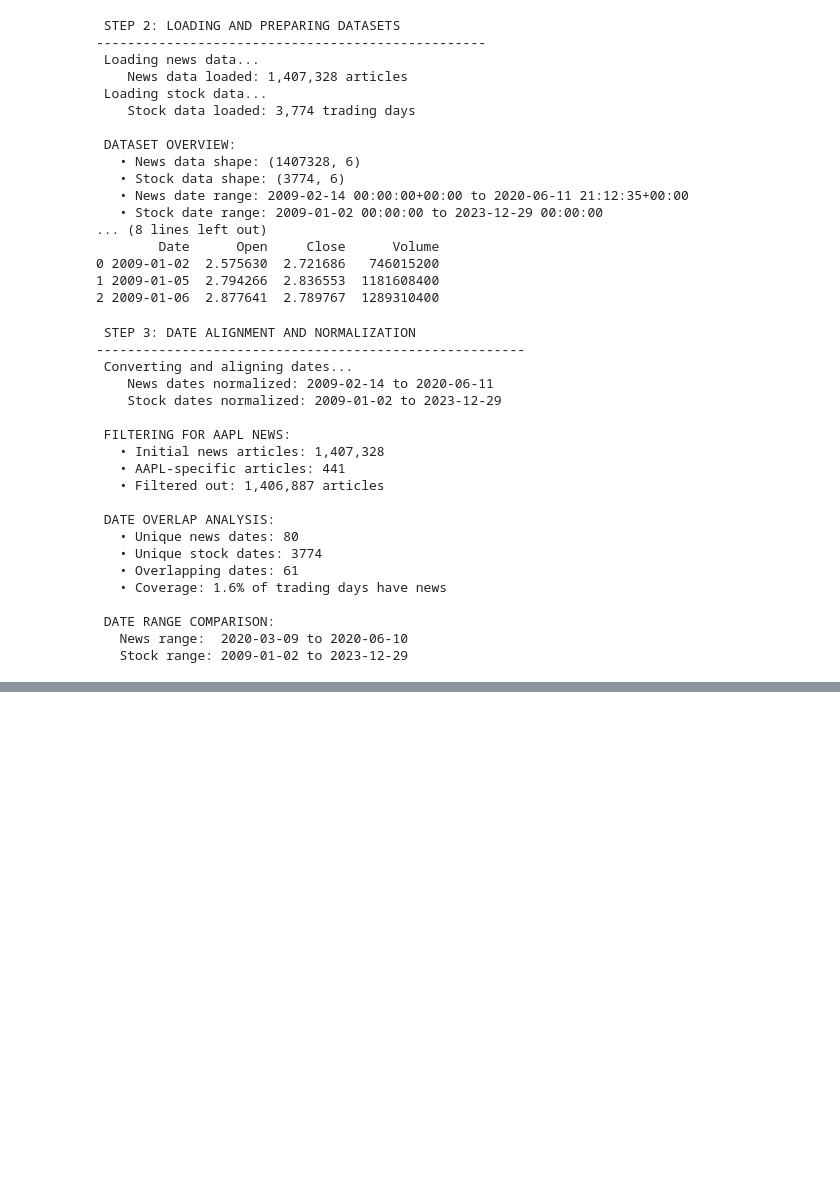
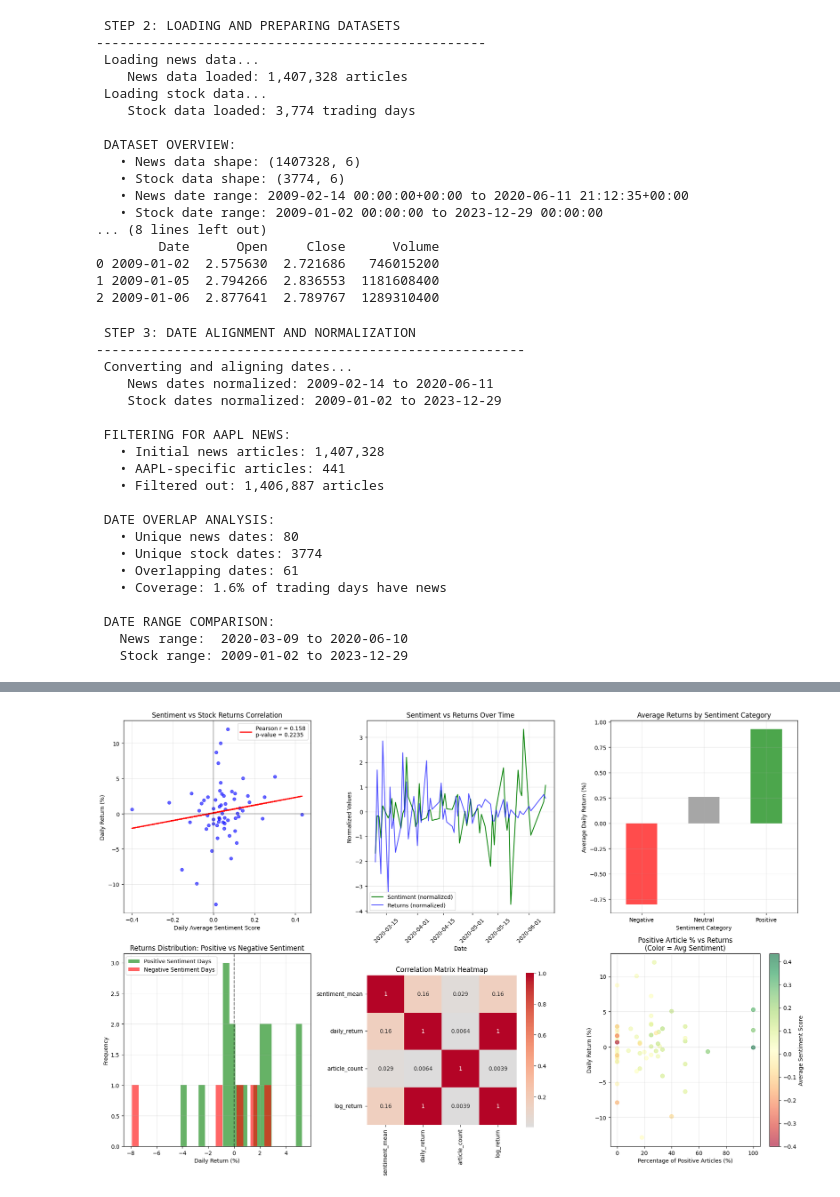
Before and after one commit to TsegayIS122123/news-sentiment-stocks-prediction-week1, a Jupyter notebook: notebooks/03_correlation_analysis.ipynb, the cells around one changed output, grey strips where cells are left out. Drawn from its saved outputs; the diff is of its cells as text; code cells hidden in the pictures; blank space fills up the shorter version.

```diff
--- a/notebooks/03_correlation_analysis.ipynb
+++ b/notebooks/03_correlation_analysis.ipynb
@@ -193,0 +588,99 @@ print(f"   Stock range: {min(stock_dates)} to {max(stock_dates)}")
+# %%
+# =============================================================================
+# STEP 9: VISUALIZE CORRELATION RESULTS
+# =============================================================================
+
+print("\n STEP 9: CREATING CORRELATION VISUALIZATIONS")
+print("-" * 55)
+
+# Create comprehensive correlation visualization
+fig, axes = plt.subplots(2, 3, figsize=(18, 12))
+
+# Plot 1: Scatter plot with regression line
+ax1 = axes[0, 0]
+x = merged_data['sentiment_mean']
+y = merged_data['daily_return']
+
+# Calculate regression line
+slope, intercept, r_value, p_value, std_err = stats.linregress(x, y)
+regression_line = slope * x + intercept
+
+ax1.scatter(x, y, alpha=0.6, color='blue', s=30)
+ax1.plot(x, regression_line, color='red', linewidth=2,
+         label=f'Pearson r = {pearson_corr:.3f}\np-value = {pearson_p:.4f}')
+ax1.axhline(y=0, color='black', linestyle='-', alpha=0.3)
+ax1.axvline(x=0, color='black', linestyle='-', alpha=0.3)
+ax1.set_xlabel('Daily Average Sentiment Score')
+ax1.set_ylabel('Daily Return (%)')
+ax1.set_title('Sentiment vs Stock Returns Correlation')
+ax1.legend()
+ax1.grid(True, alpha=0.3)
+
+# Plot 2: Time series comparison
+ax2 = axes[0, 1]
+# Normalize both series for comparison
+sentiment_normalized = (merged_data['sentiment_mean'] - merged_data['sentiment_mean'].mean()) / merged_data['sentiment_mean'].std()
+returns_normalized = (merged_data['daily_return'] - merged_data['daily_return'].mean()) / merged_data['daily_return'].std()
+
+ax2.plot(merged_data['date_only'], sentiment_normalized, label='Sentiment (normalized)', linewidth=1.5, color='green')
+ax2.plot(merged_data['date_only'], returns_normalized, label='Returns (normalized)', linewidth=1.5, color='blue', alpha=0.7)
+ax2.set_xlabel('Date')
+ax2.set_ylabel('Normalized Values')
+ax2.set_title('Sentiment vs Returns Over Time')
+ax2.legend()
+ax2.tick_params(axis='x', rotation=45)
+ax2.grid(True, alpha=0.3)
+
+# Plot 3: Returns by sentiment category
+ax3 = axes[0, 2]
+# Create sentiment categories
+merged_data['sentiment_category'] = pd.cut(merged_data['sentiment_mean'],
+                                         bins=[-1, -0.1, 0.1, 1],
+                                         labels=['Negative', 'Neutral', 'Positive'])
+
+category_returns = merged_data.groupby('sentiment_category')['daily_return'].mean()
+colors = ['red', 'gray', 'green']
+category_returns.plot(kind='bar', ax=ax3, color=colors, alpha=0.7)
+ax3.set_xlabel('Sentiment Category')
+ax3.set_ylabel('Average Daily Return (%)')
+ax3.set_title('Average Returns by Sentiment Category')
+ax3.tick_params(axis='x', rotation=0)
+ax3.grid(True, alpha=0.3)
+
+# Plot 4: Distribution comparison
+ax4 = axes[1, 0]
+positive_returns = merged_data[merged_data['sentiment_mean'] > 0.1]['daily_return']
+negative_returns = merged_data[merged_data['sentiment_mean'] < -0.1]['daily_return']
+
+if len(positive_returns) > 0 and len(negative_returns) > 0:
+    ax4.hist(positive_returns, bins=20, alpha=0.6, label='Positive Sentiment Days', color='green')
+    ax4.hist(negative_returns, bins=20, alpha=0.6, label='Negative Sentiment Days', color='red')
+    ax4.axvline(x=0, color='black', linestyle='--', alpha=0.5)
+    ax4.set_xlabel('Daily Return (%)')
+    ax4.set_ylabel('Frequency')
+    ax4.set_title('Returns Distribution: Positive vs Negative Sentiment')
+    ax4.legend()
+    ax4.grid(True, alpha=0.3)
+
+# Plot 5: Correlation heatmap
+ax5 = axes[1, 1]
+correlation_matrix = merged_data[['sentiment_mean', 'daily_return', 'article_count', 'log_return']].corr()
+sns.heatmap(correlation_matrix, annot=True, cmap='coolwarm', center=0, ax=ax5,
+            square=True, cbar_kws={"shrink": 0.8})
+ax5.set_title('Correlation Matrix Heatmap')
+
+# Plot 6: Sentiment composition vs returns
+ax6 = axes[1, 2]
+scatter = ax6.scatter(merged_data['positive_pct'], merged_data['daily_return'],
+                     c=merged_data['sentiment_mean'], cmap='RdYlGn', alpha=0.6, s=50)
+ax6.set_xlabel('Percentage of Positive Articles (%)')
+ax6.set_ylabel('Daily Return (%)')
+ax6.set_title('Positive Article % vs Returns\n(Color = Avg Sentiment)')
+plt.colorbar(scatter, ax=ax6, label='Average Sentiment Score')
+ax6.grid(True, alpha=0.3)
+
+plt.tight_layout()
+plt.show()
+
+print("    Comprehensive correlation visualizations created")
+# %% [output]
@@ -193,0 +689 @@ print(f"   Stock range: {min(stock_dates)} to {max(stock_dates)}")
+[figure, added]
```
Also changed, not shown: parts of 7 cells of this notebook.
